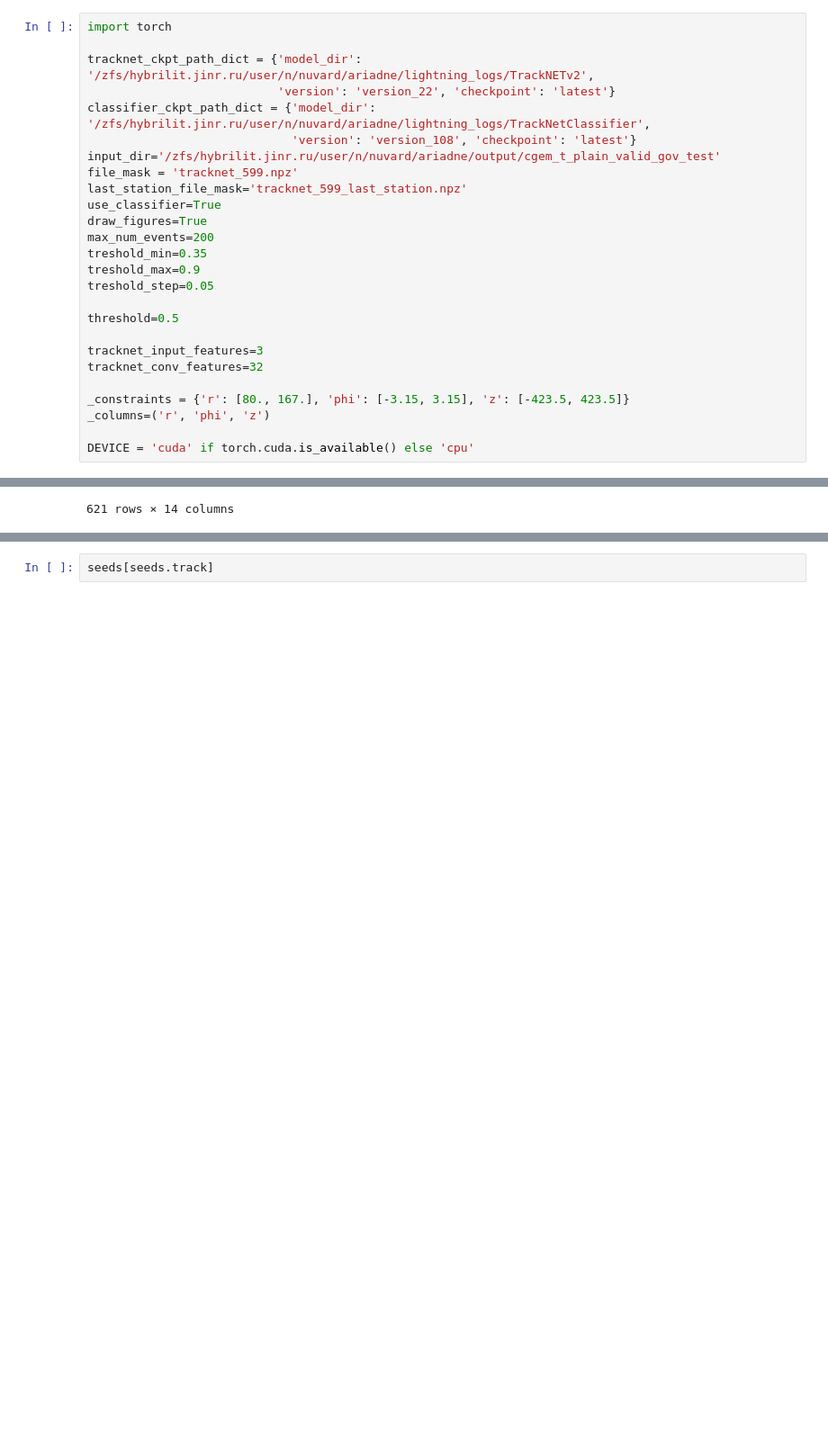
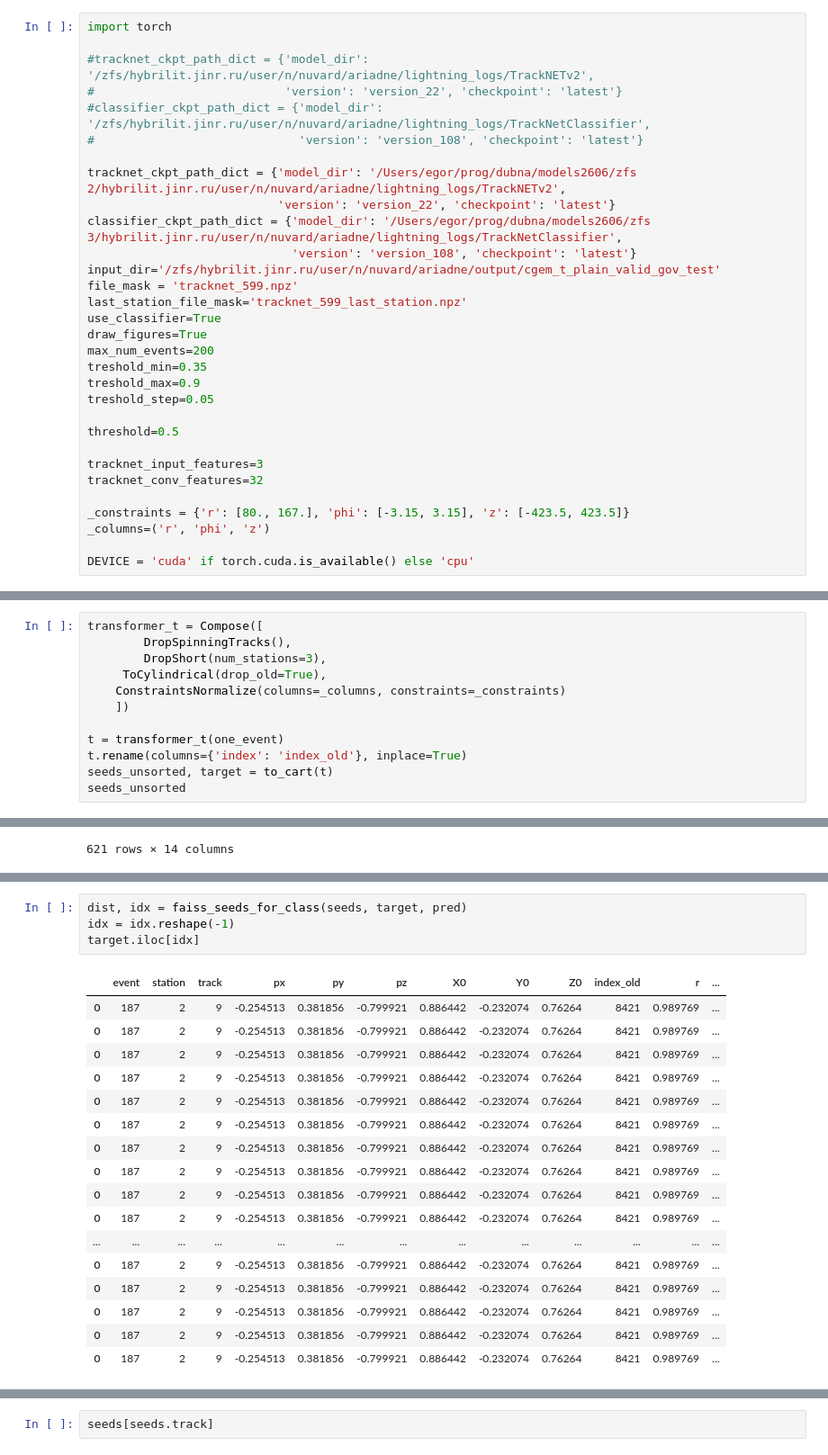
Before and after one commit to t3hseus/ariadne, a Jupyter notebook: notebooks/tracknet_eval.ipynb, the cells around one changed output, grey strips where cells are left out. Shown at 90% size. Saved outputs shown, nothing was run; the diff lists cells and outputs as text; blank space fills up the shorter version.

```diff
--- a/notebooks/tracknet_eval.ipynb
+++ b/notebooks/tracknet_eval.ipynb
@@ -66,9 +64,14 @@ version_12  version_18  version_23  version_29  version_5
 # %%
 import torch
 
-tracknet_ckpt_path_dict = {'model_dir': '/zfs/hybrilit.jinr.ru/user/n/nuvard/ariadne/lightning_logs/TrackNETv2',
+#tracknet_ckpt_path_dict = {'model_dir': '/zfs/hybrilit.jinr.ru/user/n/nuvard/ariadne/lightning_logs/TrackNETv2',
+#                           'version': 'version_22', 'checkpoint': 'latest'}
+#classifier_ckpt_path_dict = {'model_dir': '/zfs/hybrilit.jinr.ru/user/n/nuvard/ariadne/lightning_logs/TrackNetClassifier',
+#                             'version': 'version_108', 'checkpoint': 'latest'}
+
+tracknet_ckpt_path_dict = {'model_dir': '/Users/egor/prog/dubna/models2606/zfs 2/hybrilit.jinr.ru/user/n/nuvard/ariadne/lightning_logs/TrackNETv2',
                            'version': 'version_22', 'checkpoint': 'latest'}
-classifier_ckpt_path_dict = {'model_dir': '/zfs/hybrilit.jinr.ru/user/n/nuvard/ariadne/lightning_logs/TrackNetClassifier',
+classifier_ckpt_path_dict = {'model_dir': '/Users/egor/prog/dubna/models2606/zfs 3/hybrilit.jinr.ru/user/n/nuvard/ariadne/lightning_logs/TrackNetClassifier',
                              'version': 'version_108', 'checkpoint': 'latest'}
 input_dir='/zfs/hybrilit.jinr.ru/user/n/nuvard/ariadne/output/cgem_t_plain_valid_gov_test'
 file_mask = 'tracknet_599.npz'
@@ -262,0 +241,12 @@ array([[[ 0.06978273,  0.05925783,  0.21241598,  0.22012155],
+# %%
+transformer_t = Compose([
+        DropSpinningTracks(),
+        DropShort(num_stations=3),
+     ToCylindrical(drop_old=True),
+    ConstraintsNormalize(columns=_columns, constraints=_constraints)
+    ])
+
+t = transformer_t(one_event)
+t.rename(columns={'index': 'index_old'}, inplace=True)
+seeds_unsorted, target = to_cart(t)
+seeds_unsorted
@@ -412,3 +442,25 @@ def faiss_seeds_for_class(seeds, target, pred):
+# %%
+dist, idx = faiss_seeds_for_class(seeds, target, pred)
+idx = idx.reshape(-1)
+target.iloc[idx]
+# %% [output]
+|  | event | station | track | px | py | pz | X0 | Y0 | Z0 | index_old | r | ... |
+| 0 | 187 | 2 | 9 | -0.254513 | 0.381856 | -0.799921 | 0.886442 | -0.232074 | 0.76264 | 8421 | 0.989769 | ... |
+| 0 | 187 | 2 | 9 | -0.254513 | 0.381856 | -0.799921 | 0.886442 | -0.232074 | 0.76264 | 8421 | 0.989769 | ... |
+| 0 | 187 | 2 | 9 | -0.254513 | 0.381856 | -0.799921 | 0.886442 | -0.232074 | 0.76264 | 8421 | 0.989769 | ... |
+| 0 | 187 | 2 | 9 | -0.254513 | 0.381856 | -0.799921 | 0.886442 | -0.232074 | 0.76264 | 8421 | 0.989769 | ... |
+| 0 | 187 | 2 | 9 | -0.254513 | 0.381856 | -0.799921 | 0.886442 | -0.232074 | 0.76264 | 8421 | 0.989769 | ... |
+| 0 | 187 | 2 | 9 | -0.254513 | 0.381856 | -0.799921 | 0.886442 | -0.232074 | 0.76264 | 8421 | 0.989769 | ... |
+| 0 | 187 | 2 | 9 | -0.254513 | 0.381856 | -0.799921 | 0.886442 | -0.232074 | 0.76264 | 8421 | 0.989769 | ... |
+| 0 | 187 | 2 | 9 | -0.254513 | 0.381856 | -0.799921 | 0.886442 | -0.232074 | 0.76264 | 8421 | 0.989769 | ... |
+| 0 | 187 | 2 | 9 | -0.254513 | 0.381856 | -0.799921 | 0.886442 | -0.232074 | 0.76264 | 8421 | 0.989769 | ... |
+| 0 | 187 | 2 | 9 | -0.254513 | 0.381856 | -0.799921 | 0.886442 | -0.232074 | 0.76264 | 8421 | 0.989769 | ... |
+| ... | ... | ... | ... | ... | ... | ... | ... | ... | ... | ... | ... | ... |
+| 0 | 187 | 2 | 9 | -0.254513 | 0.381856 | -0.799921 | 0.886442 | -0.232074 | 0.76264 | 8421 | 0.989769 | ... |
+| 0 | 187 | 2 | 9 | -0.254513 | 0.381856 | -0.799921 | 0.886442 | -0.232074 | 0.76264 | 8421 | 0.989769 | ... |
+| 0 | 187 | 2 | 9 | -0.254513 | 0.381856 | -0.799921 | 0.886442 | -0.232074 | 0.76264 | 8421 | 0.989769 | ... |
+| 0 | 187 | 2 | 9 | -0.254513 | 0.381856 | -0.799921 | 0.886442 | -0.232074 | 0.76264 | 8421 | 0.989769 | ... |
+| 0 | 187 | 2 | 9 | -0.254513 | 0.381856 | -0.799921 | 0.886442 | -0.232074 | 0.76264 | 8421 | 0.989769 | ... |
 # %%
 def in_ellipse_check(pnts_x, ellipse_x, ellipse_dist_w, pnts_y, ellipse_y, ellipse_dist_h):
     return (np.square(pnts_x - ellipse_x) / np.square(ellipse_dist_w) + np.square(pnts_y - ellipse_y) / np.square(ellipse_dist_h)) <= 1
```
Also changed, not shown: parts of 24 cells of this notebook, 4 other files.
